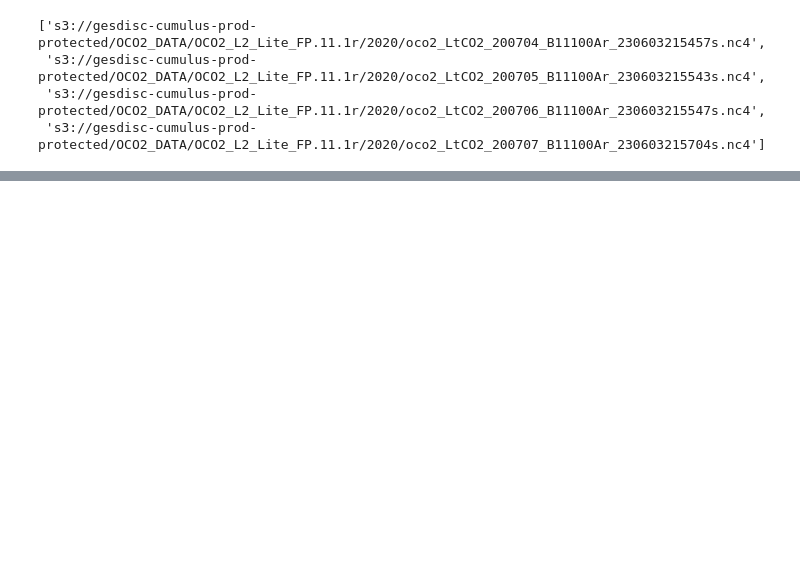
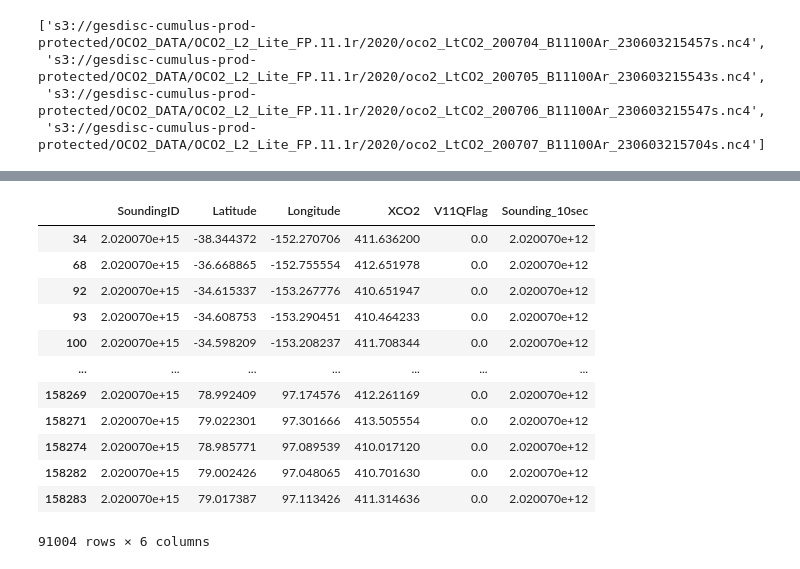
Before and after one commit to alexishunzinger/gesdisc-use-cases, a Jupyter notebook: hobbs-oco-uncertainty-quantification/oco2_s3_lite_agg.ipynb, the cells around one changed output, grey strips where cells are left out. Drawn from its saved outputs; the diff is of its cells as text; code cells hidden in the pictures; blank space fills up the shorter version.

```diff
--- a/hobbs-oco-uncertainty-quantification/oco2_s3_lite_agg.ipynb
+++ b/hobbs-oco-uncertainty-quantification/oco2_s3_lite_agg.ipynb
@@ -178,0 +121,16 @@ ocoqs = ocoqs[ocoqs['NSmp'] > 30]
+# %%
+df
+# %% [output]
+|  | SoundingID | Latitude | Longitude | XCO2 | V11QFlag | Sounding_10sec |
+| 34 | 2.020070e+15 | -38.344372 | -152.270706 | 411.636200 | 0.0 | 2.020070e+12 |
+| 68 | 2.020070e+15 | -36.668865 | -152.755554 | 412.651978 | 0.0 | 2.020070e+12 |
+| 92 | 2.020070e+15 | -34.615337 | -153.267776 | 410.651947 | 0.0 | 2.020070e+12 |
+| 93 | 2.020070e+15 | -34.608753 | -153.290451 | 410.464233 | 0.0 | 2.020070e+12 |
+| 100 | 2.020070e+15 | -34.598209 | -153.208237 | 411.708344 | 0.0 | 2.020070e+12 |
+| ... | ... | ... | ... | ... | ... | ... |
+| 158269 | 2.020070e+15 | 78.992409 | 97.174576 | 412.261169 | 0.0 | 2.020070e+12 |
+| 158271 | 2.020070e+15 | 79.022301 | 97.301666 | 413.505554 | 0.0 | 2.020070e+12 |
+| 158274 | 2.020070e+15 | 78.985771 | 97.089539 | 410.017120 | 0.0 | 2.020070e+12 |
+| 158282 | 2.020070e+15 | 79.002426 | 97.048065 | 410.701630 | 0.0 | 2.020070e+12 |
+| 158283 | 2.020070e+15 | 79.017387 | 97.113426 | 411.314636 | 0.0 | 2.020070e+12 |
+91004 rows × 6 columns
```
Also changed, not shown: parts of 36 cells of this notebook.
